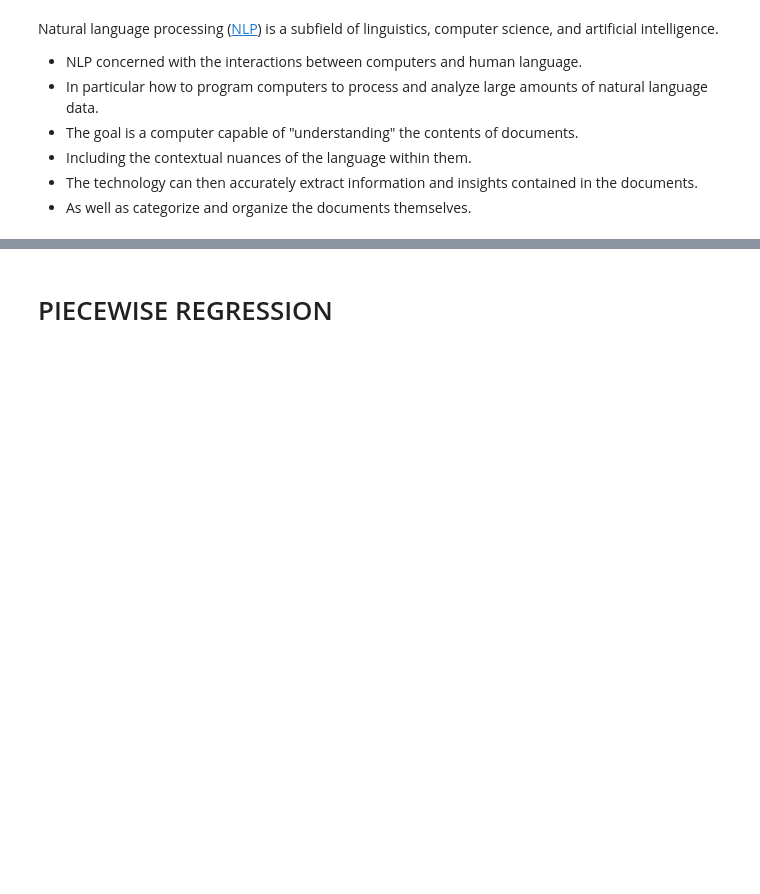
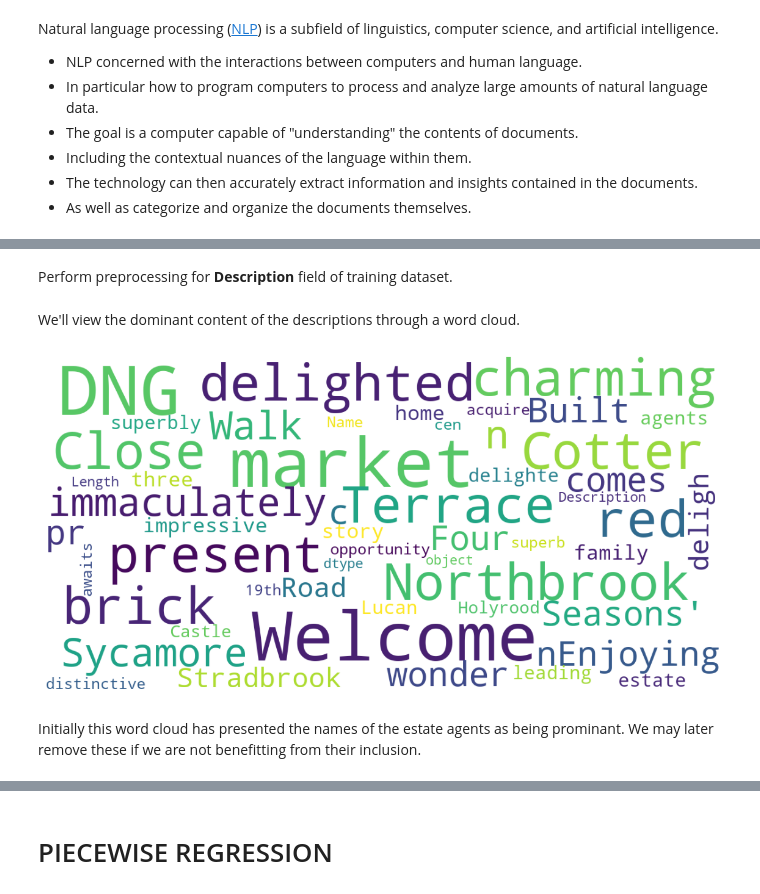
Before and after one commit to jimgibb/ET5003_SEM1_2021-2, a Jupyter notebook: Week-5/ET5003_KaggleCompetition.ipynb, the cells around one changed output, grey strips where cells are left out. Cells and saved outputs as stored; diff of their text form; code cells hidden in the pictures; blank space fills up the shorter version.

```diff
--- a/Week-5/ET5003_KaggleCompetition.ipynb
+++ b/Week-5/ET5003_KaggleCompetition.ipynb
@@ -430,0 +553,35 @@ Your comments, explanation, and references here.
+# %% [markdown]
+Perform preprocessing for **Description** field of training dataset.
+# %%
+# Clean all description rows and add "clean" columm
+df_train.Description_clean = df_train.Description.apply(lambda x : NLP_preprocess(x))
+# %%
+# de-tokenization - joining the words and adding detokenized column
+df_train.Description_detoken = df_train.Description_clean.apply(lambda x : ' '.join(x))
+# %% [markdown]
+We'll view the dominant content of the descriptions through a word cloud.
+# %%
+def plot_wordcloud(data, title = None):
+    wordcloud = WordCloud(
+        background_color = 'white',
+        max_words = 200,
+        max_font_size = 40,
+        scale = 3,
+        random_state = 42
+    ).generate(str(data))
+
+    fig = plt.figure(1, figsize = (20, 20))
+    plt.axis('off')
+    if title:
+        fig.suptitle(title, fontsize = 20)
+        fig.subplots_adjust(top = 2.3)
+
+    plt.imshow(wordcloud)
+    plt.show()
+# %%
+# print wordcloud
+plot_wordcloud(df_train.Description)
+# %% [output]
+[figure, added]
+# %% [markdown]
+Initially this word cloud has presented the names of the estate agents as being prominant. We may later remove these if we are not benefitting from their inclusion.
```
Also changed, not shown: parts of 25 cells of this notebook.
